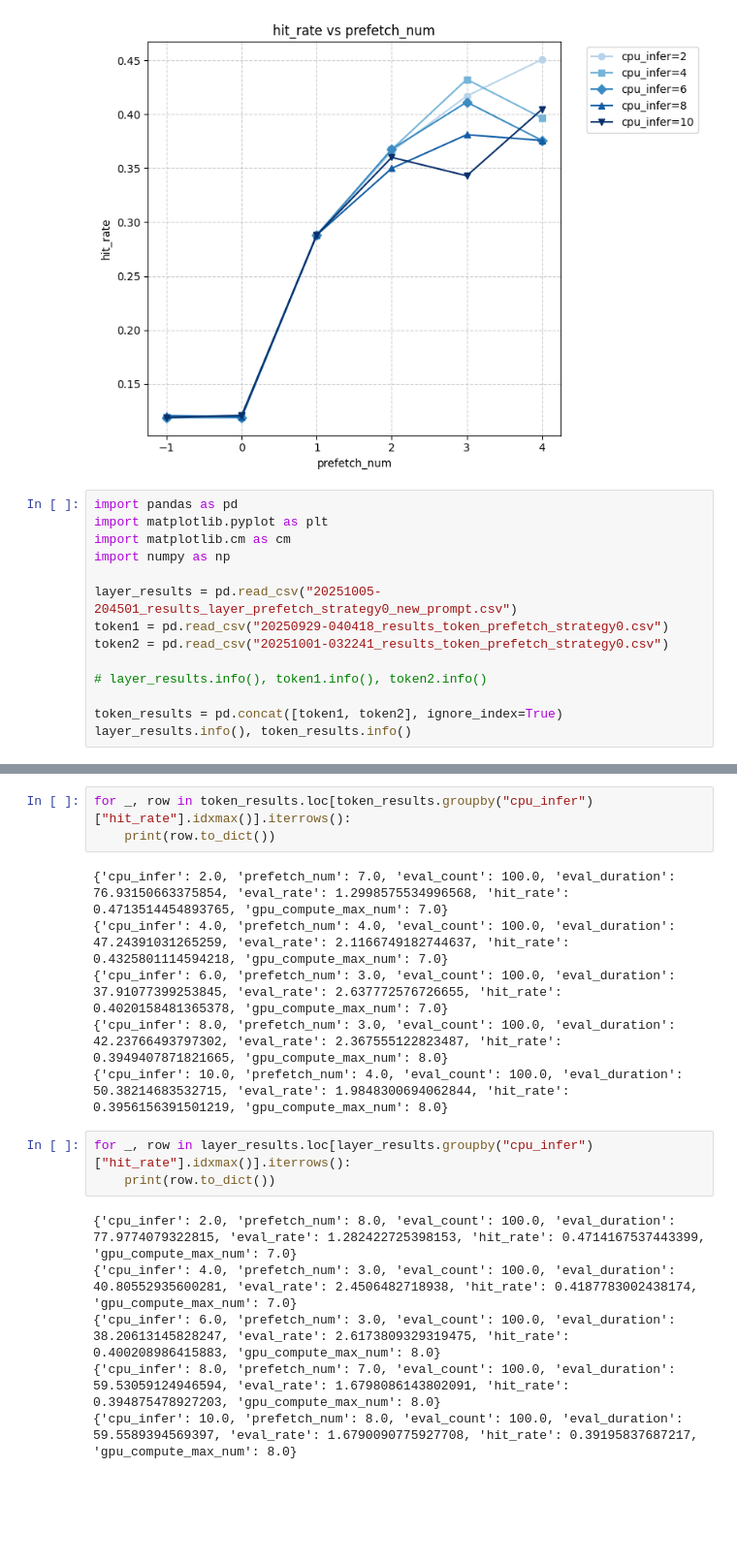
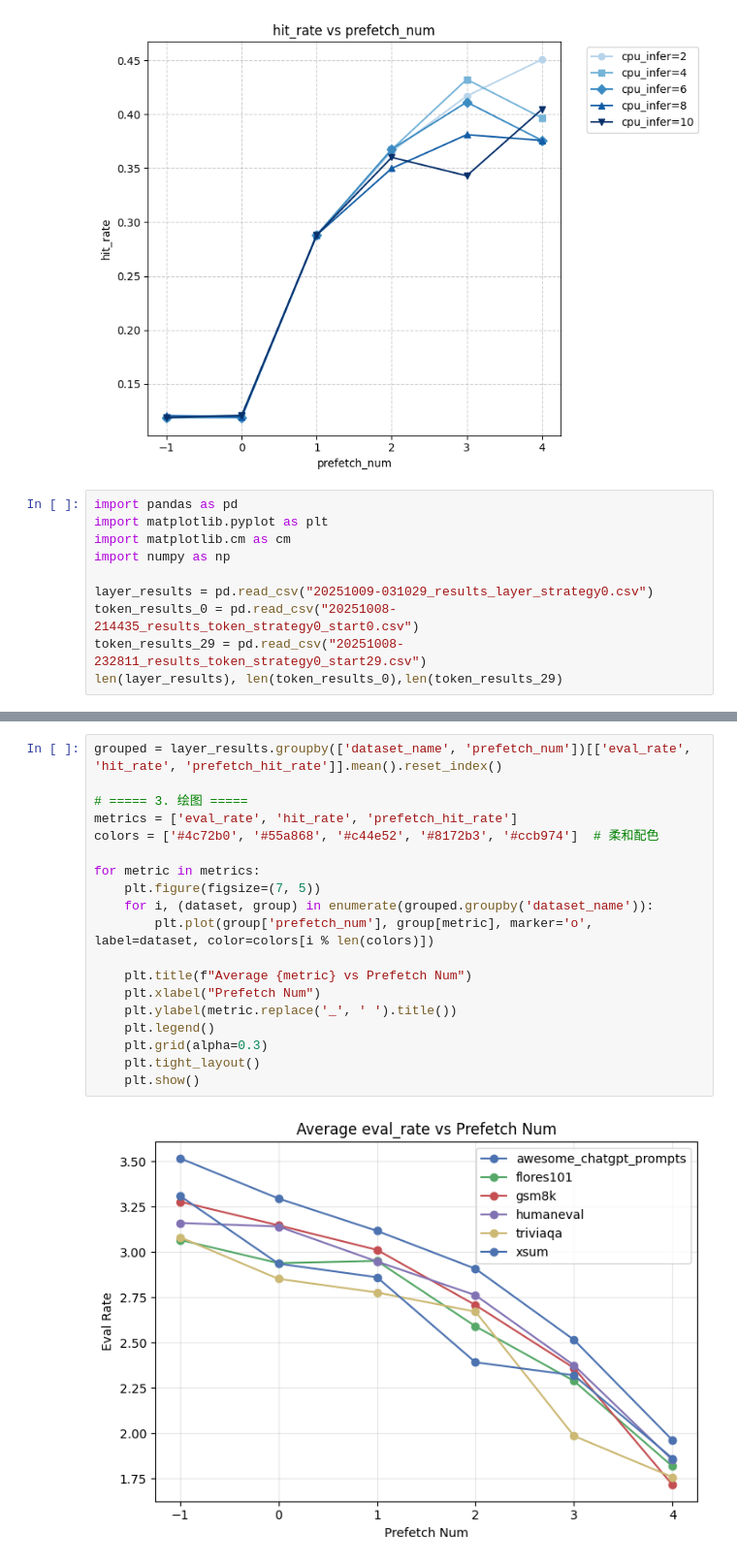
Before and after one commit to rzhang772/ktransformers, a Jupyter notebook: expirments/figures.ipynb, the cells around one changed output, grey strips where cells are left out. Shown at 97% size. Drawn from its saved outputs; the diff is of its cells as text; blank space fills up the shorter version.

Commit message:
some decode results

```diff
--- a/expirments/figures.ipynb
+++ b/expirments/figures.ipynb
@@ -67,12 +67,8 @@ import matplotlib.pyplot as plt
 import matplotlib.cm as cm
 import numpy as np
 
-layer_results = pd.read_csv("20251005-204501_results_layer_prefetch_strategy0_new_prompt.csv")
-token1 = pd.read_csv("20250929-040418_results_token_prefetch_strategy0.csv")
-token2 = pd.read_csv("20251001-032241_results_token_prefetch_strategy0.csv")
-
-# layer_results.info(), token1.info(), token2.info()
-
-token_results = pd.concat([token1, token2], ignore_index=True)
-layer_results.info(), token_results.info()
+layer_results = pd.read_csv("20251009-031029_results_layer_strategy0.csv")
+token_results_0 = pd.read_csv("20251008-214435_results_token_strategy0_start0.csv")
+token_results_29 = pd.read_csv("20251008-232811_results_token_strategy0_start29.csv")
+len(layer_results), len(token_results_0),len(token_results_29)
 # %% [output]
@@ -116,18 +76,21 @@ for _, row in layer_results.loc[layer_results.groupby("cpu_infer")["eval_rate"].
-# %%
-for _, row in token_results.loc[token_results.groupby("cpu_infer")["hit_rate"].idxmax()].iterrows():
-    print(row.to_dict())
-# %% [output]
-{'cpu_infer': 2.0, 'prefetch_num': 7.0, 'eval_count': 100.0, 'eval_duration': 76.93150663375854, 'eval_rate': 1.2998575534996568, 'hit_rate': 0.4713514454893765, 'gpu_compute_max_num': 7.0}
-{'cpu_infer': 4.0, 'prefetch_num': 4.0, 'eval_count': 100.0, 'eval_duration': 47.24391031265259, 'eval_rate': 2.1166749182744637, 'hit_rate': 0.4325801114594218, 'gpu_compute_max_num': 7.0}
-{'cpu_infer': 6.0, 'prefetch_num': 3.0, 'eval_count': 100.0, 'eval_duration': 37.91077399253845, 'eval_rate': 2.637772576726655, 'hit_rate': 0.4020158481365378, 'gpu_compute_max_num': 7.0}
-{'cpu_infer': 8.0, 'prefetch_num': 3.0, 'eval_count': 100.0, 'eval_duration': 42.23766493797302, 'eval_rate': 2.367555122823487, 'hit_rate': 0.3949407871821665, 'gpu_compute_max_num': 8.0}
-{'cpu_infer': 10.0, 'prefetch_num': 4.0, 'eval_count': 100.0, 'eval_duration': 50.38214683532715, 'eval_rate': 1.9848300694062844, 'hit_rate': 0.3956156391501219, 'gpu_compute_max_num': 8.0}
-# %%
-for _, row in layer_results.loc[layer_results.groupby("cpu_infer")["hit_rate"].idxmax()].iterrows():
-    print(row.to_dict())
-# %% [output]
-{'cpu_infer': 2.0, 'prefetch_num': 8.0, 'eval_count': 100.0, 'eval_duration': 77.9774079322815, 'eval_rate': 1.282422725398153, 'hit_rate': 0.4714167537443399, 'gpu_compute_max_num': 7.0}
-{'cpu_infer': 4.0, 'prefetch_num': 3.0, 'eval_count': 100.0, 'eval_duration': 40.80552935600281, 'eval_rate': 2.4506482718938, 'hit_rate': 0.4187783002438174, 'gpu_compute_max_num': 7.0}
-{'cpu_infer': 6.0, 'prefetch_num': 3.0, 'eval_count': 100.0, 'eval_duration': 38.20613145828247, 'eval_rate': 2.6173809329319475, 'hit_rate': 0.400208986415883, 'gpu_compute_max_num': 8.0}
-{'cpu_infer': 8.0, 'prefetch_num': 7.0, 'eval_count': 100.0, 'eval_duration': 59.53059124946594, 'eval_rate': 1.6798086143802091, 'hit_rate': 0.394875478927203, 'gpu_compute_max_num': 8.0}
-{'cpu_infer': 10.0, 'prefetch_num': 8.0, 'eval_count': 100.0, 'eval_duration': 59.5589394569397, 'eval_rate': 1.6790090775927708, 'hit_rate': 0.39195837687217, 'gpu_compute_max_num': 8.0}
+# %%
+grouped = layer_results.groupby(['dataset_name', 'prefetch_num'])[['eval_rate', 'hit_rate', 'prefetch_hit_rate']].mean().reset_index()
+
+# ===== 3. 绘图 =====
+metrics = ['eval_rate', 'hit_rate', 'prefetch_hit_rate']
+colors = ['#4c72b0', '#55a868', '#c44e52', '#8172b3', '#ccb974']  # 柔和配色
+
+for metric in metrics:
+    plt.figure(figsize=(7, 5))
+    for i, (dataset, group) in enumerate(grouped.groupby('dataset_name')):
+        plt.plot(group['prefetch_num'], group[metric], marker='o', label=dataset, color=colors[i % len(colors)])
+
+    plt.title(f"Average {metric} vs Prefetch Num")
+    plt.xlabel("Prefetch Num")
+    plt.ylabel(metric.replace('_', ' ').title())
+    plt.legend()
+    plt.grid(alpha=0.3)
+    plt.tight_layout()
+    plt.show()
+# %% [output]
+[figure, added]
```
Also changed, not shown: parts of 6 cells of this notebook, 31 other files.
